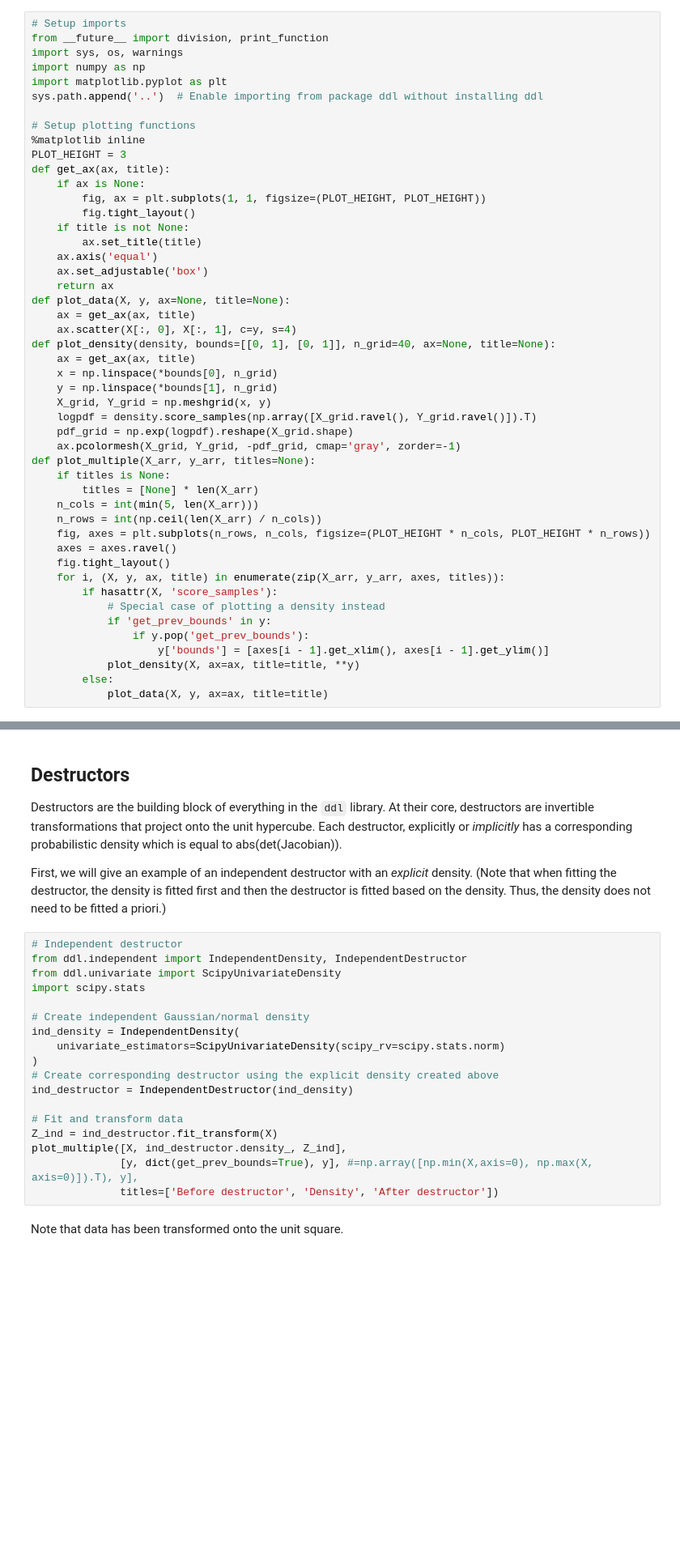
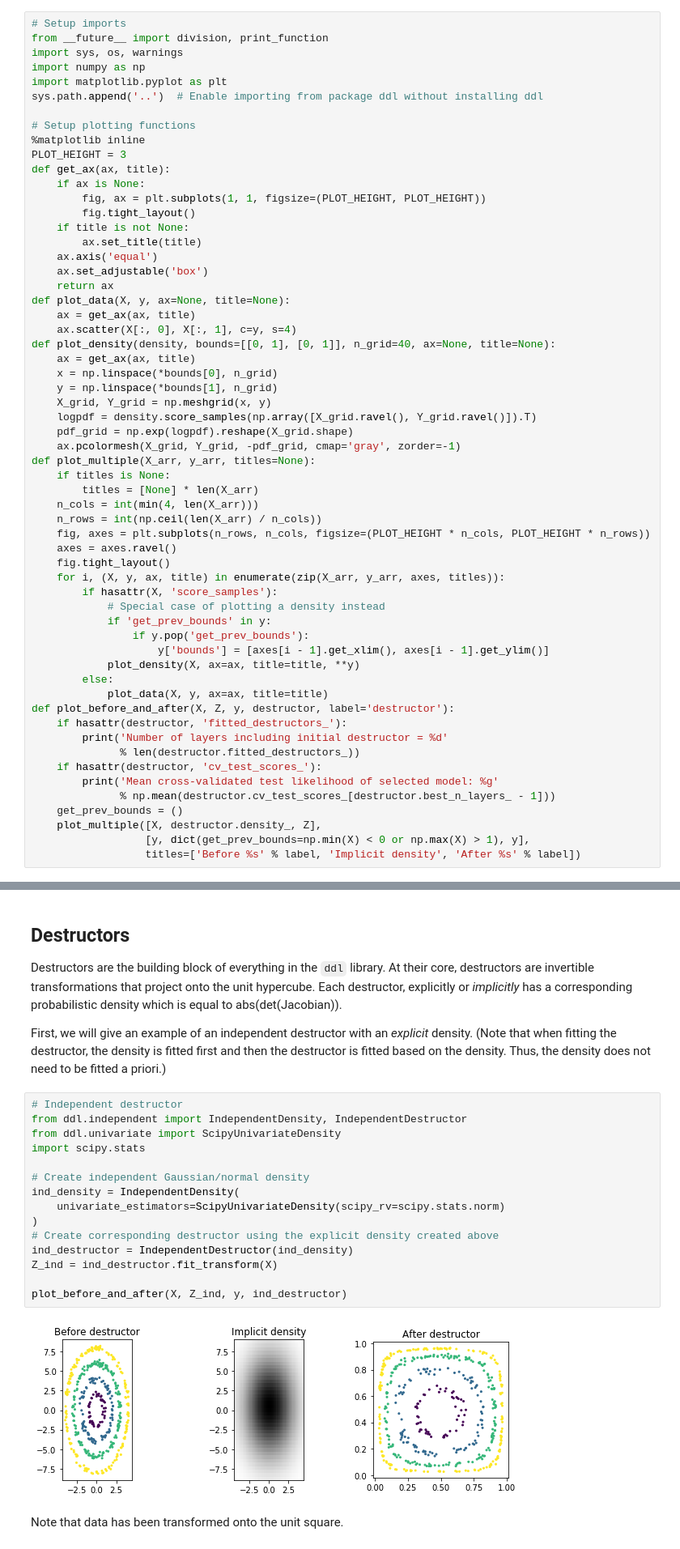
Before and after one commit to davidinouye/destructive-deep-learning, a Jupyter notebook: notebooks/demo_quickstart_tutorial.ipynb, the cells around one changed output, grey strips where cells are left out. Shown at 81% size. Cells and saved outputs as stored; diff of their text form; blank space fills up the shorter version.

Commit message:
Finished initial draft of quickstart tutorial, closes #17

```diff
--- a/notebooks/demo_quickstart_tutorial.ipynb
+++ b/notebooks/demo_quickstart_tutorial.ipynb
@@ -35,7 +37,7 @@ def plot_density(density, bounds=[[0, 1], [0, 1]], n_grid=40, ax=None, title=Non
 def plot_multiple(X_arr, y_arr, titles=None):
     if titles is None:
         titles = [None] * len(X_arr)
-    n_cols = int(min(5, len(X_arr)))
+    n_cols = int(min(4, len(X_arr)))
     n_rows = int(np.ceil(len(X_arr) / n_cols))
     fig, axes = plt.subplots(n_rows, n_cols, figsize=(PLOT_HEIGHT * n_cols, PLOT_HEIGHT * n_rows))
     axes = axes.ravel()
@@ -49,6 +51,17 @@ def plot_multiple(X_arr, y_arr, titles=None):
             plot_density(X, ax=ax, title=title, **y)
         else:
             plot_data(X, y, ax=ax, title=title)
+def plot_before_and_after(X, Z, y, destructor, label='destructor'):
+    if hasattr(destructor, 'fitted_destructors_'):
+        print('Number of layers including initial destructor = %d'
+              % len(destructor.fitted_destructors_))
+    if hasattr(destructor, 'cv_test_scores_'):
+        print('Mean cross-validated test likelihood of selected model: %g'
+              % np.mean(destructor.cv_test_scores_[destructor.best_n_layers_ - 1]))
+    get_prev_bounds = ()
+    plot_multiple([X, destructor.density_, Z],
+                  [y, dict(get_prev_bounds=np.min(X) < 0 or np.max(X) > 1), y],
+                  titles=['Before %s' % label, 'Implicit density', 'After %s' % label])
 # %%
 # Make toy dataset to play with
 from ddl.datasets import make_toy_data
@@ -66,21 +81,20 @@ First, we will give an example of an independent destructor with an *explicit* d
 # %%
 # Independent destructor
 from ddl.independent import IndependentDensity, IndependentDestructor
 from ddl.univariate import ScipyUnivariateDensity
 import scipy.stats
 
 # Create independent Gaussian/normal density
 ind_density = IndependentDensity(
     univariate_estimators=ScipyUnivariateDensity(scipy_rv=scipy.stats.norm)
 )
 # Create corresponding destructor using the explicit density created above
 ind_destructor = IndependentDestructor(ind_density)
+Z_ind = ind_destructor.fit_transform(X)
 
-# Fit and transform data
-Z_ind = ind_destructor.fit_transform(X)
-plot_multiple([X, ind_destructor.density_, Z_ind],
-              [y, dict(get_prev_bounds=True), y], #=np.array([np.min(X,axis=0), np.max(X, axis=0)]).T), y],
-              titles=['Before destructor', 'Density', 'After destructor'])
+plot_before_and_after(X, Z_ind, y, ind_destructor)
+# %% [output]
+[figure, added]
 # %% [markdown]
 Note that data has been transformed onto the unit square.
 # %%
```
Also changed, not shown: parts of 21 cells of this notebook.
